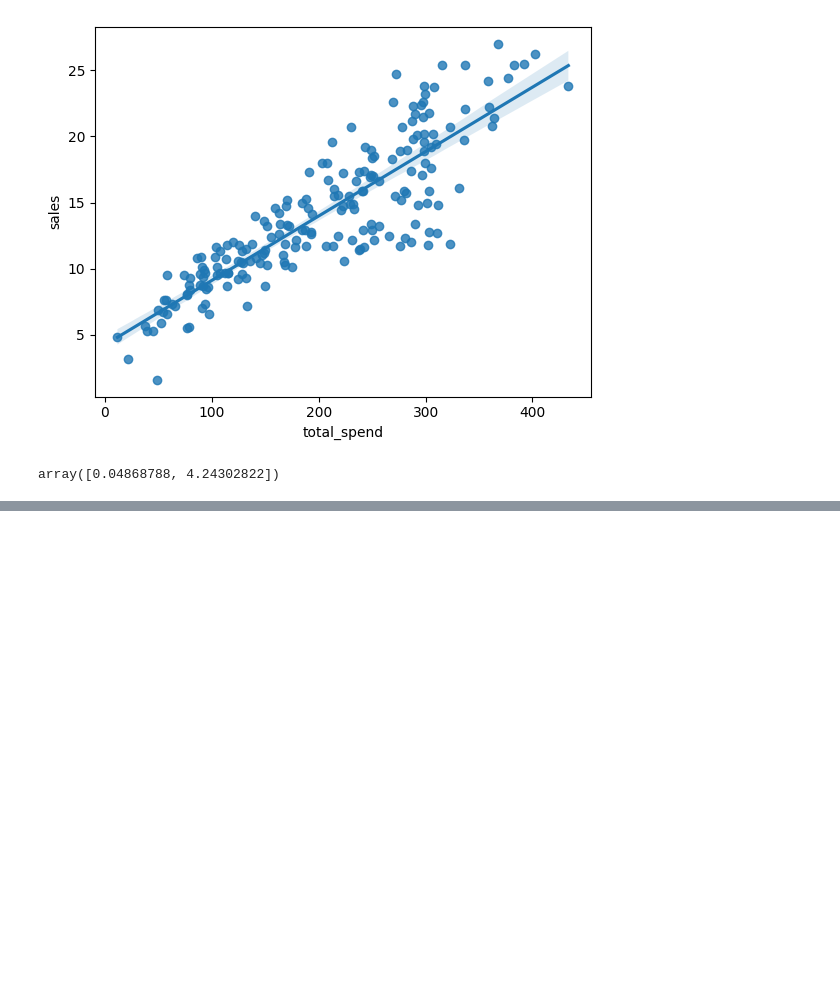
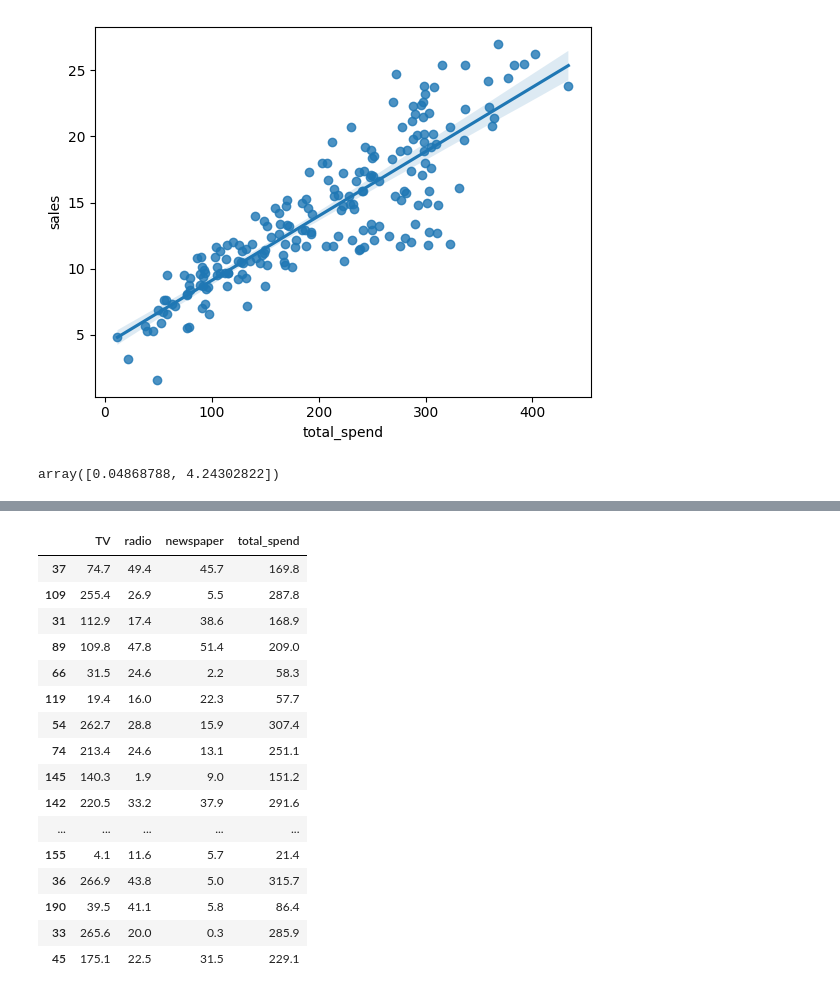
Before and after one commit to elmarhuseynv/Machine-Learning-Masterclass, a Jupyter notebook: 06_linear_regression/00_linear_regression.ipynb, the cells around one changed output, grey strips where cells are left out. Saved outputs shown, nothing was run; the diff lists cells and outputs as text; code cells hidden in the pictures; blank space fills up the shorter version.

```diff
--- a/06_linear_regression/00_linear_regression.ipynb
+++ b/06_linear_regression/00_linear_regression.ipynb
@@ -30,0 +52,5 @@ array([0.04868788, 4.24302822])
+# %%
+X = df.drop('sales',axis=1)
+y = df['sales']
+# %%
+X_train, X_test, y_train, y_test = train_test_split(X, y, test_size=0.3, random_state=101)
@@ -30,0 +73,20 @@ array([0.04868788, 4.24302822])
+# %%
+X_test
+# %% [output]
+|  | TV | radio | newspaper | total_spend |
+| 37 | 74.7 | 49.4 | 45.7 | 169.8 |
+| 109 | 255.4 | 26.9 | 5.5 | 287.8 |
+| 31 | 112.9 | 17.4 | 38.6 | 168.9 |
+| 89 | 109.8 | 47.8 | 51.4 | 209.0 |
+| 66 | 31.5 | 24.6 | 2.2 | 58.3 |
+| 119 | 19.4 | 16.0 | 22.3 | 57.7 |
+| 54 | 262.7 | 28.8 | 15.9 | 307.4 |
+| 74 | 213.4 | 24.6 | 13.1 | 251.1 |
+| 145 | 140.3 | 1.9 | 9.0 | 151.2 |
+| 142 | 220.5 | 33.2 | 37.9 | 291.6 |
+| ... | ... | ... | ... | ... |
+| 155 | 4.1 | 11.6 | 5.7 | 21.4 |
+| 36 | 266.9 | 43.8 | 5.0 | 315.7 |
+| 190 | 39.5 | 41.1 | 5.8 | 86.4 |
+| 33 | 265.6 | 20.0 | 0.3 | 285.9 |
+| 45 | 175.1 | 22.5 | 31.5 | 229.1 |
```
Also changed, not shown: parts of 6 cells of this notebook.
